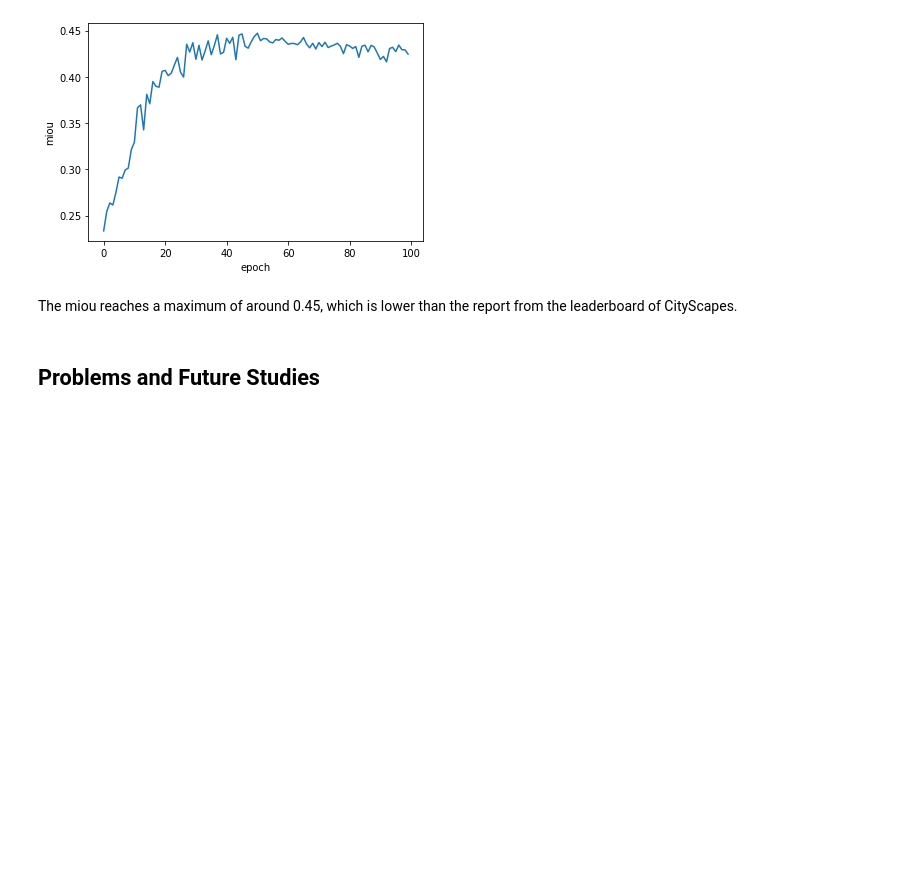
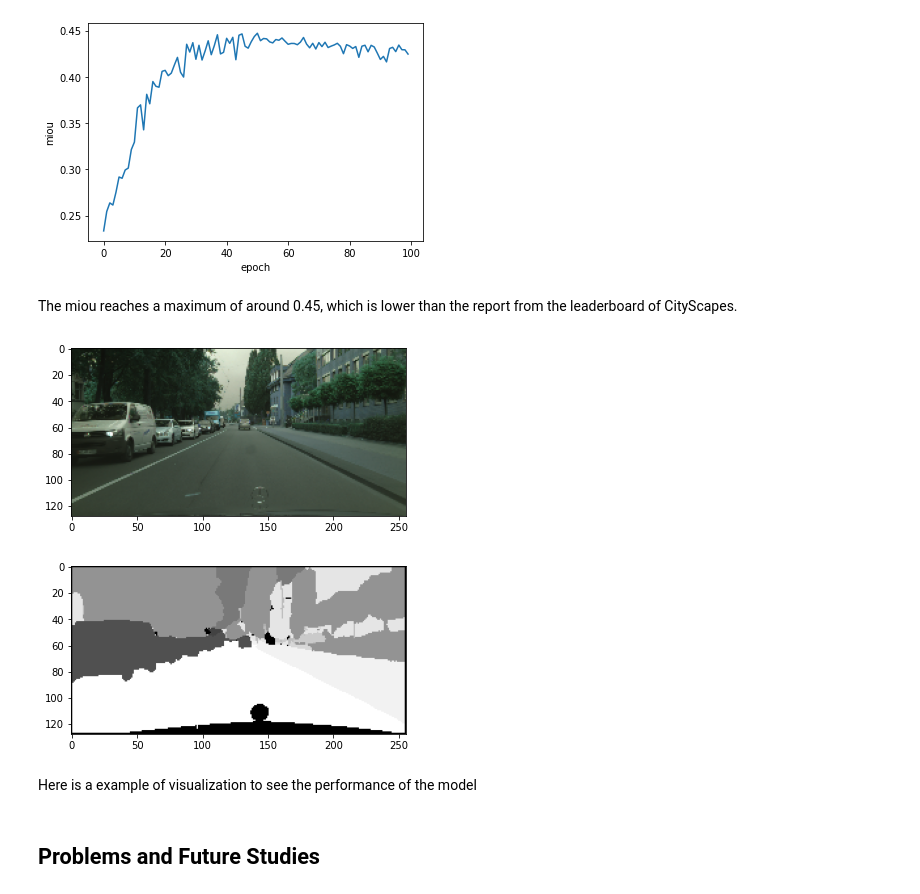
Before and after one commit to Ononoki-Yotsugi/FCN-Pytorch, a Jupyter notebook: FCN.ipynb, the cells around one changed output. Saved outputs shown, nothing was run; the diff lists cells and outputs as text; code cells hidden in the pictures; blank space fills up the shorter version.

```diff
--- a/FCN.ipynb
+++ b/FCN.ipynb
@@ -512,6 +512,21 @@ plt.show()
 [figure]
 # %% [markdown]
 The miou reaches a maximum of around 0.45, which is lower than the report from the leaderboard of CityScapes.
+# %%
+plt.imshow(TestImages[445])
+plt.show()
+
+out=fcn_model(TestData[445]['X'].cuda().unsqueeze(0))
+out = out.data.cpu().numpy()
+N, _, h, w = out.shape
+pred = out.transpose(0, 2, 3, 1).reshape(-1, 20).argmax(axis=1).reshape(N, h, w)
+plt.imshow(pred.squeeze(),cmap='binary')
+plt.show()
+# %% [output]
+[figure, added]
+[figure, added]
+# %% [markdown]
+Here is a example of visualization to see the performance of the model
 # %% [markdown]
 ## Problems and Future Studies
 # %% [markdown]
```
